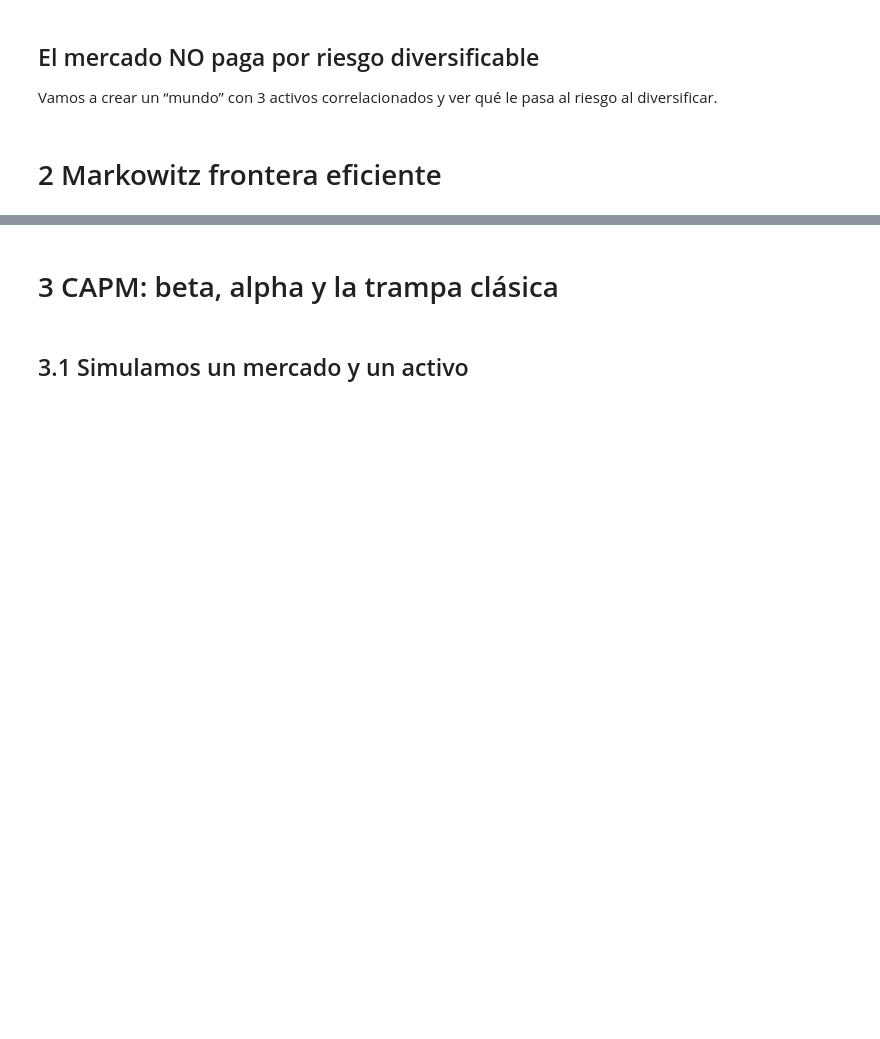
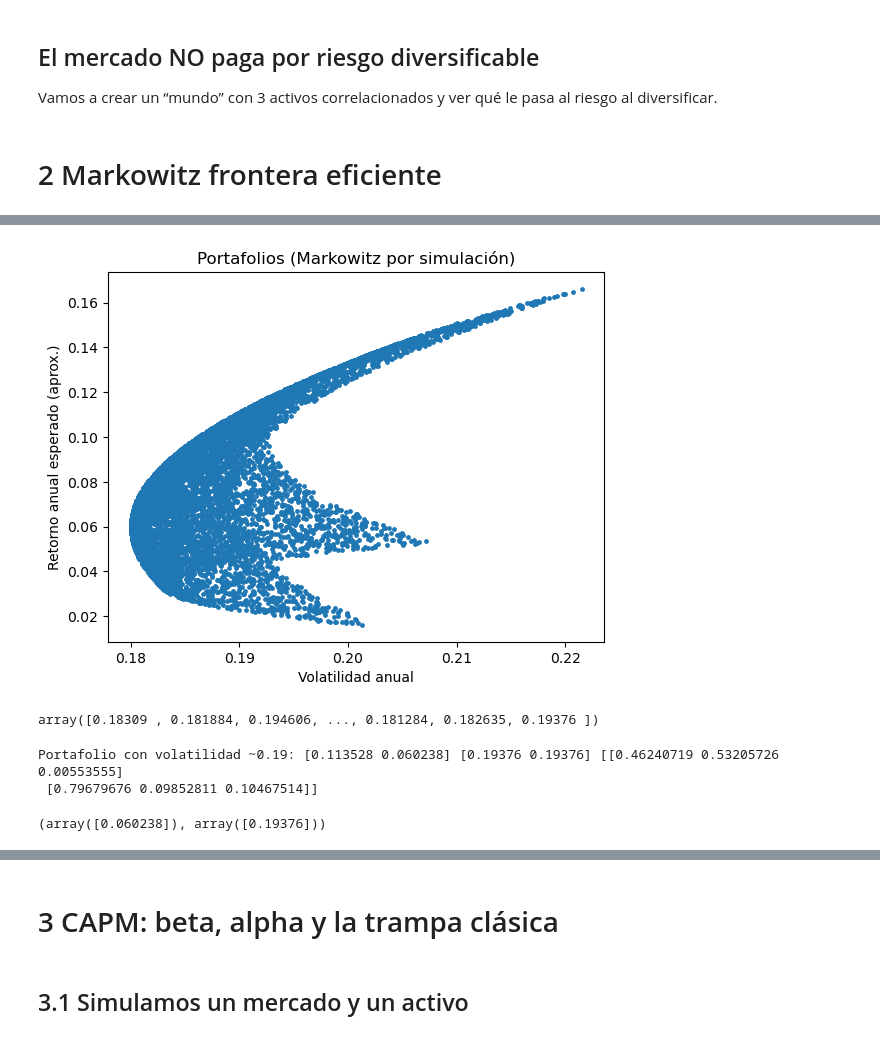
Before and after one commit to ferdlpz/Finanzas-Python, a Jupyter notebook: Modelos de valuacion de activos/Clase_Asset_Pricing.ipynb, the cells around one changed output, grey strips where cells are left out. Cells and saved outputs as stored; diff of their text form; code cells hidden in the pictures; blank space fills up the shorter version.

```diff
--- a/Modelos de valuacion de activos/Clase_Asset_Pricing.ipynb
+++ b/Modelos de valuacion de activos/Clase_Asset_Pricing.ipynb
@@ -90,34 +106,43 @@ print("\n5 Samples:\n", samples)
 # %%
 def random_weights(k, n_portfolios=5000):
     W = np.random.dirichlet(np.ones(k), size=n_portfolios)
     return W
 
-def portfolio_stats(rets: pd.DataFrame, W: np.ndarray, periods_per_year=252, decimals = 6):
+def portfolio_stats(rets: pd.DataFrame, W: np.ndarray, periods_per_year=252):
     mu = rets.mean().values
     Sigma = rets.cov().values
     port_mu = W @ mu
     port_var = np.einsum('ij,jk,ik->i', W, Sigma, W)
     port_vol = np.sqrt(port_var)
-    return (np.round(port_mu * periods_per_year, decimals), np.round(port_vol * np.sqrt(periods_per_year), decimals))
+    return (port_mu * periods_per_year, port_vol * np.sqrt(periods_per_year))
 
 W = random_weights(3, n_portfolios=8000)
 mu_a, vol_a = portfolio_stats(rets, W)
 
 # Grafico portafolios
 plt.figure()
 plt.scatter(vol_a, mu_a, s=6)
 plt.xlabel("Volatilidad anual")
 plt.ylabel("Retorno anual esperado (aprox.)")
 plt.title("Portafolios (Markowitz por simulación)")
 plt.show()
+# %% [output]
+[figure, added]
 # %%
 vol_a
+# %% [output]
+array([0.18309 , 0.181884, 0.194606, ..., 0.181284, 0.182635, 0.19376 ])
 # %%
 index = (vol_a == 0.19376)
 print("Portafolio con volatilidad ~0.19:", mu_a[index], vol_a[index], W[index])
+# %% [output]
+Portafolio con volatilidad ~0.19: [0.113528 0.060238] [0.19376 0.19376] [[0.46240719 0.53205726 0.00553555]
+ [0.79679676 0.09852811 0.10467514]]
 # %%
 weights_real = np.array([0.79679676, 0.09852811, 0.10467514])
 portfolio_stats(rets, W = weights_real.reshape(1, -1), periods_per_year=252)
+# %% [output]
+(array([0.060238]), array([0.19376]))
 # %%
 rf = 0.06
 weights_real = np.array([0.79679676, 0.09852811, 0.10467514])  # Ejemplo de pesos reales
```
Also changed, not shown: parts of 13 cells of this notebook, 1 other file.
